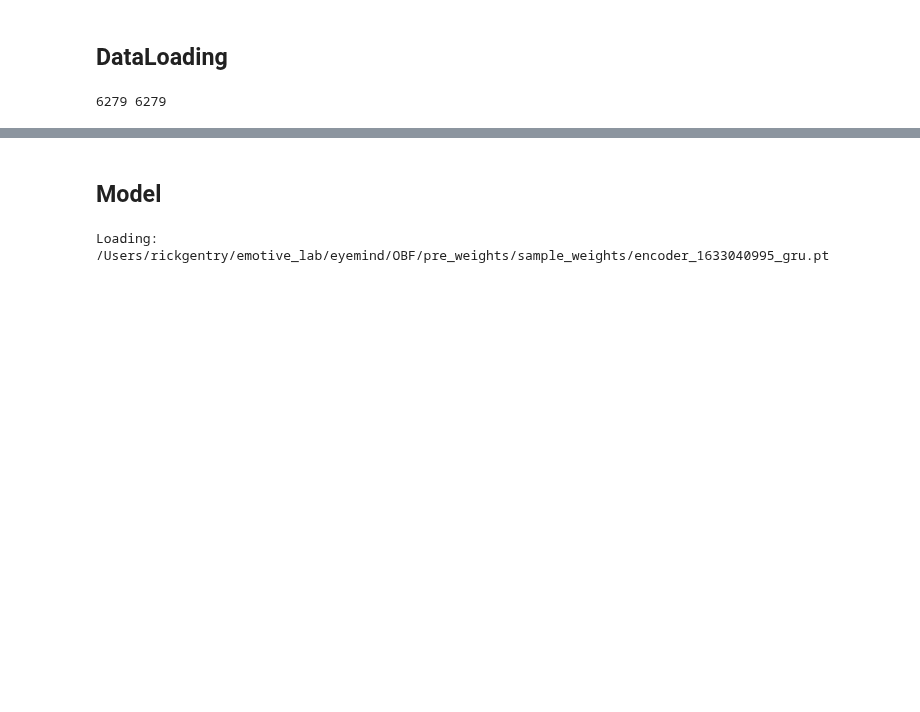
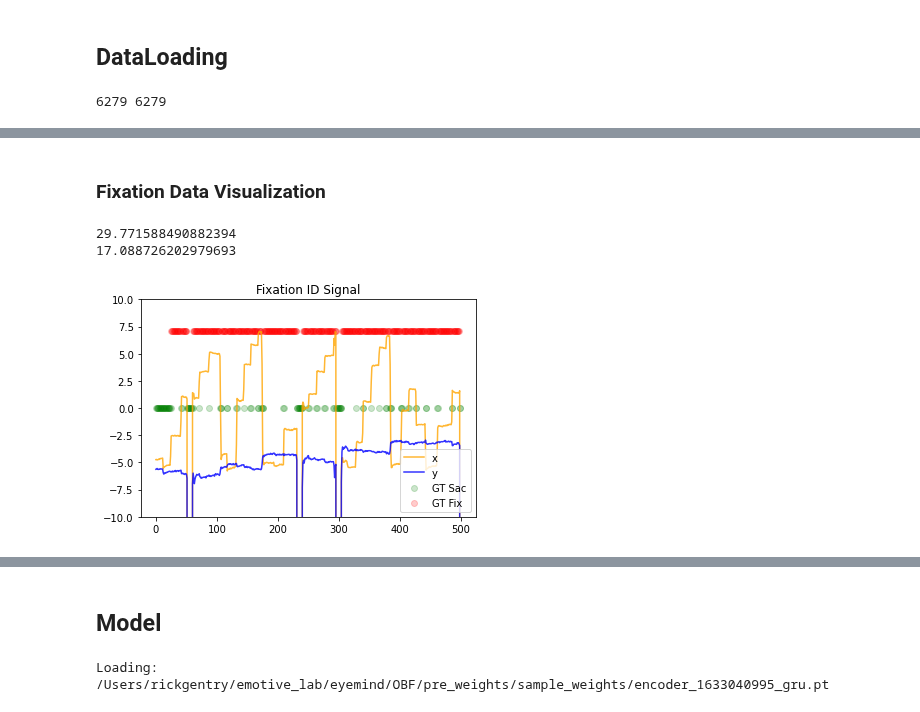
Before and after one commit to rosyvs/DeepGaze, a Jupyter notebook: notebooks/fixation_id.ipynb, the cells around one changed output, grey strips where cells are left out. Saved outputs shown, nothing was run; the diff lists cells and outputs as text; code cells hidden in the pictures; blank space fills up the shorter version.

Commit message:
fixation experiment

```diff
--- a/notebooks/fixation_id.ipynb
+++ b/notebooks/fixation_id.ipynb
@@ -109,0 +102,2 @@ print()
+# %% [markdown]
+### Fixation Data Visualization
@@ -109,0 +127,55 @@ print()
+# %%
+from eyemind.preprocessing.signal_normalizing import get_pixels_per_degree, get_screen_limits
+
+# Stats of setup
+screen_res = (1920,1080)
+screen_size = (525.78,297.18)
+subject_dist = 989
+screen_center = (screen_res[0]//2,screen_res[1]//2)
+
+pixels_per_deg = get_pixels_per_degree(screen_res, screen_size, subject_dist)
+x_lims, y_lims = get_screen_limits(screen_res, pixels_per_deg)
+print(x_lims)
+print(y_lims)
+# %% [output]
+29.771588490882394
+17.088726202979693
+# %%
+def vizualize_fix_signal(inputs, fixations, lims=(-10,10), title="Fixation ID Signal"):
+
+    n1 = inputs.shape[0]
+    max_val = inputs.max()
+
+    # The input sequence
+    plt.plot(list(range(n1)),
+            inputs[:, 0],
+            label="x",
+            color="orange",
+            alpha=0.8)
+    plt.plot(list(range(n1)),
+            inputs[:, 1],
+            label="y",
+            color="blue",
+            alpha=0.8)
+
+    # The Ground truth sequence
+    saccade_gt_time = np.where(fixations == 0)[0]
+    plt.scatter(saccade_gt_time,
+                saccade_gt_time * 0,
+                label="GT Sac",
+                color="green",
+                alpha=0.2)
+    fix_gt_time = np.where(fixations == 1)[0]
+    plt.scatter(fix_gt_time,
+                np.ones((len(fix_gt_time),)) * max_val,
+                label="GT Fix",
+                color="red",
+                alpha=0.2)
+    plt.ylim(*lims)
+    plt.title(title)
+    plt.legend()
+    plt.show()
+# %%
+visualize_random_example(test_dl, vizualize_fix_signal)
+# %% [output]
+[figure, added]
```
Also changed, not shown: parts of 16 cells of this notebook, 7 other files.
